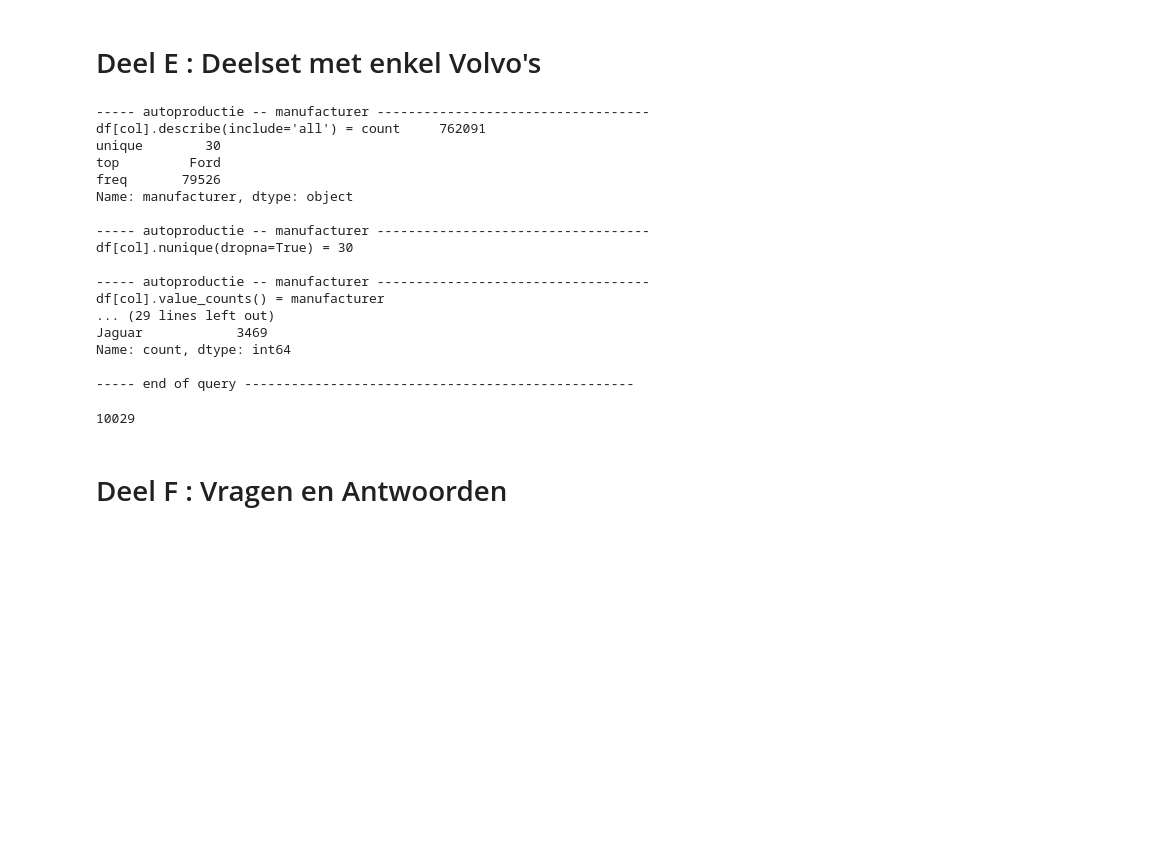
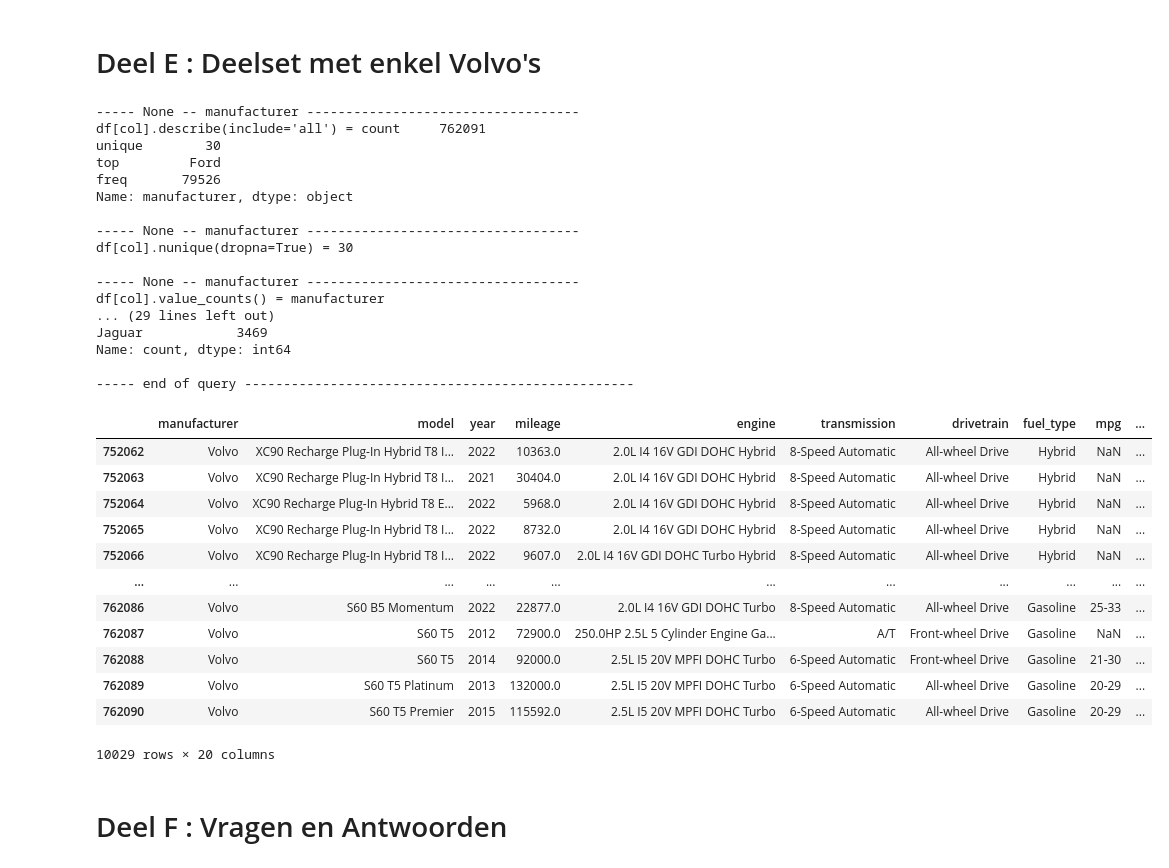
Before and after one commit to timsideanotmine/production, a Jupyter notebook: notebooks/autoproductie_data_analyse.ipynb, the cells around one changed output. Drawn from its saved outputs; the diff is of its cells as text; code cells hidden in the pictures; blank space fills up the shorter version.

```diff
--- a/notebooks/autoproductie_data_analyse.ipynb
+++ b/notebooks/autoproductie_data_analyse.ipynb
@@ -194,19 +151,19 @@ autoproductie.describe(include = "all")
 # %% [markdown]
 # Deel E : Deelset met enkel Volvo's
 # %%
-jve_show_info_about_column(autoproductie, 'manufacturer')
+cih.show_info_about_column(autoproductie, 'manufacturer')
 # %% [output]
------ autoproductie -- manufacturer -----------------------------------
+----- None -- manufacturer -----------------------------------
 df[col].describe(include='all') = count     762091
 unique        30
 top         Ford
 freq       79526
 Name: manufacturer, dtype: object
 
------ autoproductie -- manufacturer -----------------------------------
+----- None -- manufacturer -----------------------------------
 df[col].nunique(dropna=True) = 30
 
------ autoproductie -- manufacturer -----------------------------------
+----- None -- manufacturer -----------------------------------
 df[col].value_counts() = manufacturer
 ... (29 lines left out)
 Jaguar            3469
@@ -214,10 +171,23 @@ Name: count, dtype: int64
 
 ----- end of query --------------------------------------------------
 # %%
-df_volvos = autoproductie.loc[autoproductie['manufacturer'] == 'Volvo']
+df_volvos = autoproductie.loc[autoproductie['manufacturer'] == 'Volvo'].copy()
 len(df_volvos)
+df_volvos
 # %% [output]
+|  | manufacturer | model | year | mileage | engine | transmission | drivetrain | fuel_type | mpg | ... |
+| 752062 | Volvo | XC90 Recharge Plug-In Hybrid T8 I... | 2022 | 10363.0 | 2.0L I4 16V GDI DOHC Hybrid | 8-Speed Automatic | All-wheel Drive | Hybrid | NaN | ... |
+| 752063 | Volvo | XC90 Recharge Plug-In Hybrid T8 I... | 2021 | 30404.0 | 2.0L I4 16V GDI DOHC Hybrid | 8-Speed Automatic | All-wheel Drive | Hybrid | NaN | ... |
+| 752064 | Volvo | XC90 Recharge Plug-In Hybrid T8 E... | 2022 | 5968.0 | 2.0L I4 16V GDI DOHC Hybrid | 8-Speed Automatic | All-wheel Drive | Hybrid | NaN | ... |
+| 752065 | Volvo | XC90 Recharge Plug-In Hybrid T8 I... | 2022 | 8732.0 | 2.0L I4 16V GDI DOHC Hybrid | 8-Speed Automatic | All-wheel Drive | Hybrid | NaN | ... |
+| 752066 | Volvo | XC90 Recharge Plug-In Hybrid T8 I... | 2022 | 9607.0 | 2.0L I4 16V GDI DOHC Turbo Hybrid | 8-Speed Automatic | All-wheel Drive | Hybrid | NaN | ... |
+| ... | ... | ... | ... | ... | ... | ... | ... | ... | ... | ... |
+| 762086 | Volvo | S60 B5 Momentum | 2022 | 22877.0 | 2.0L I4 16V GDI DOHC Turbo | 8-Speed Automatic | All-wheel Drive | Gasoline | 25-33 | ... |
+| 762087 | Volvo | S60 T5 | 2012 | 72900.0 | 250.0HP 2.5L 5 Cylinder Engine Ga... | A/T | Front-wheel Drive | Gasoline | NaN | ... |
+| 762088 | Volvo | S60 T5 | 2014 | 92000.0 | 2.5L I5 20V MPFI DOHC Turbo | 6-Speed Automatic | Front-wheel Drive | Gasoline | 21-30 | ... |
+| 762089 | Volvo | S60 T5 Platinum | 2013 | 132000.0 | 2.5L I5 20V MPFI DOHC Turbo | 6-Speed Automatic | All-wheel Drive | Gasoline | 20-29 | ... |
+| 762090 | Volvo | S60 T5 Premier | 2015 | 115592.0 | 2.5L I5 20V MPFI DOHC Turbo | 6-Speed Automatic | All-wheel Drive | Gasoline | 20-29 | ... |
-10029
+10029 rows × 20 columns
 # %% [markdown]
 # Deel F : Vragen en Antwoorden
 # %% [markdown]
```
Also changed, not shown: parts of 10 cells of this notebook, 4 other files.
